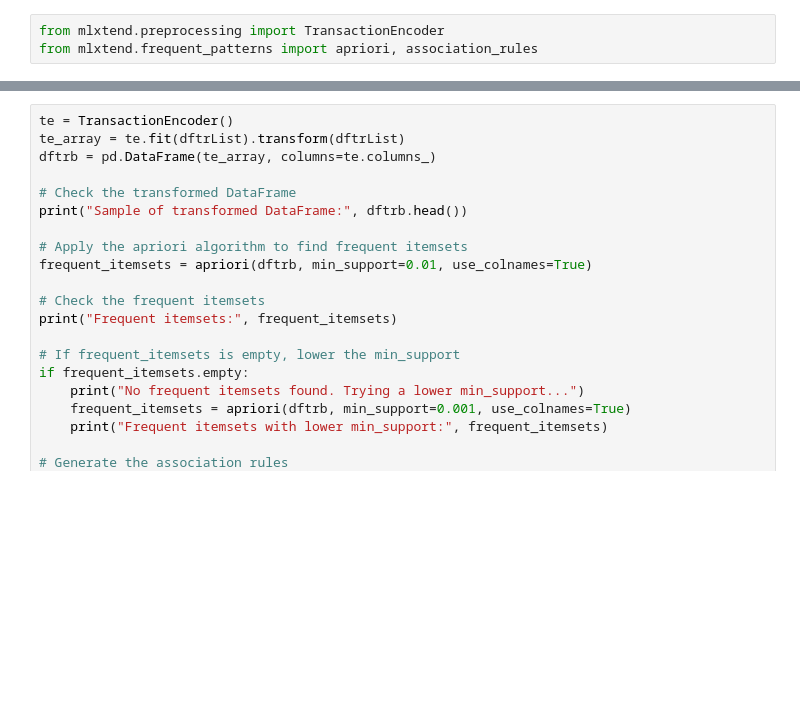
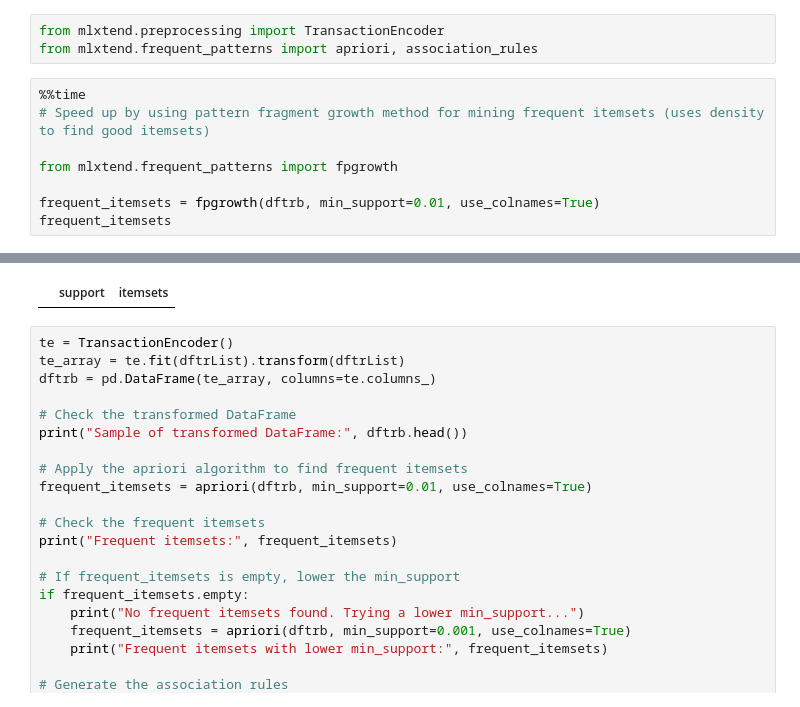
Before and after one commit to Batuh1907/Batuh1907, a Jupyter notebook: Task7.ipynb, the cells around one changed output, grey strips where cells are left out. Drawn from its saved outputs; the diff is of its cells as text; blank space fills up the shorter version.

```diff
--- a/Task7.ipynb
+++ b/Task7.ipynb
@@ -100,3 +150,12 @@ dftrb
 # %%
 from mlxtend.preprocessing import TransactionEncoder
 from mlxtend.frequent_patterns import apriori, association_rules
+# %%
+%%time
+# Speed up by using pattern fragment growth method for mining frequent itemsets (uses density to find good itemsets)
+
+from mlxtend.frequent_patterns import fpgrowth
+
+frequent_itemsets = fpgrowth(dftrb, min_support=0.01, use_colnames=True)
+frequent_itemsets
+# %% [output]
@@ -103,3 +164,4 @@ from mlxtend.frequent_patterns import apriori, association_rules
+|  | support | itemsets |
 # %%
 te = TransactionEncoder()
 te_array = te.fit(dftrList).transform(dftrList)
```
Also changed, not shown: parts of 3 cells of this notebook.
